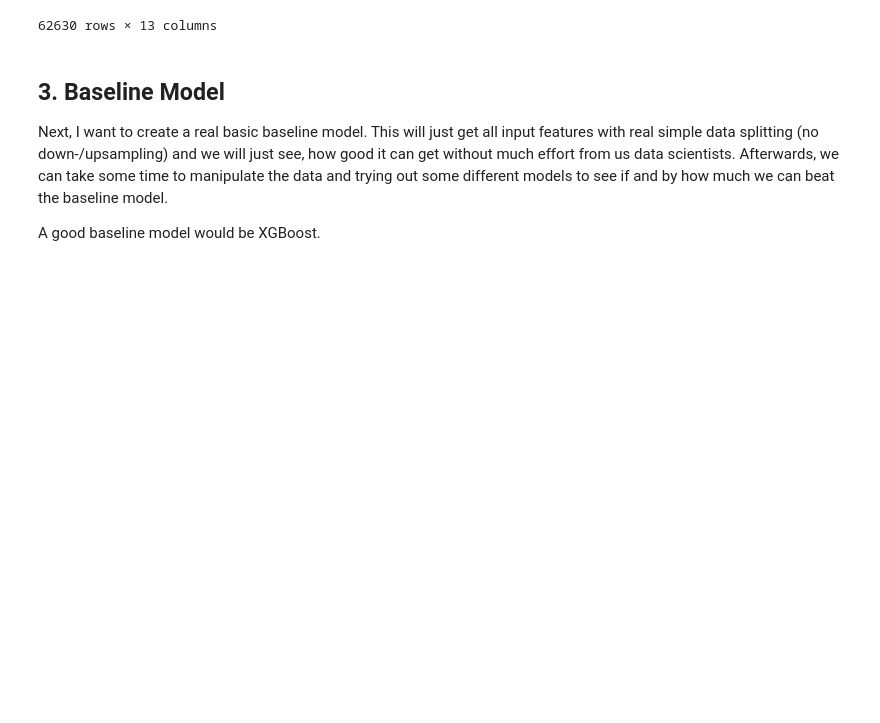
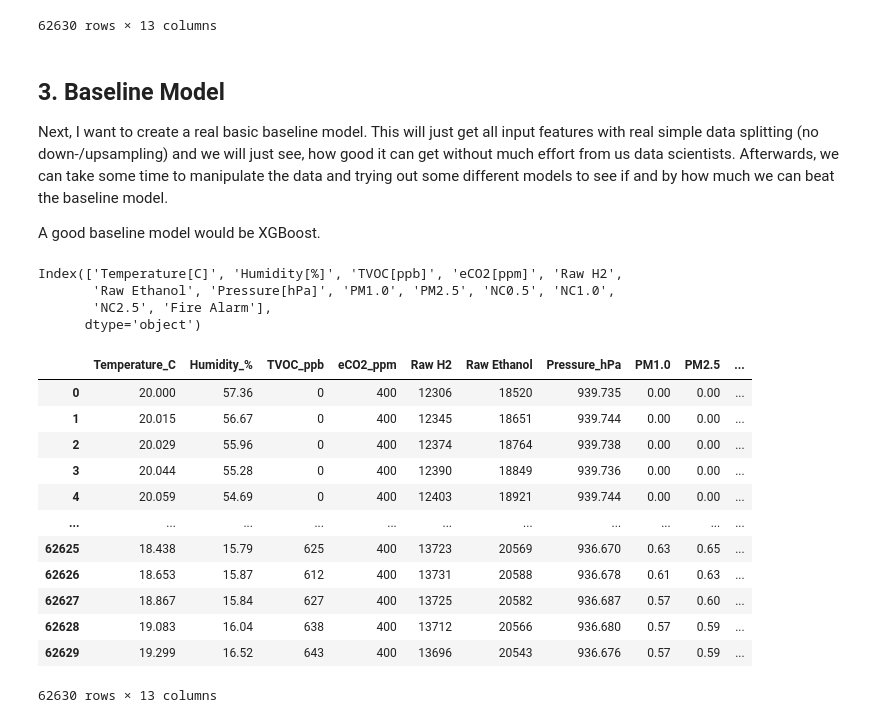
Before and after one commit to nikitakrh/smoke-detection, a Jupyter notebook: src/experiments/EDA.ipynb, the cells around one changed output. Saved outputs shown, nothing was run; the diff lists cells and outputs as text; code cells hidden in the pictures; blank space fills up the shorter version.

```diff
--- a/src/experiments/EDA.ipynb
+++ b/src/experiments/EDA.ipynb
@@ -267,3 +268,37 @@ df
 Next, I want to create a real basic baseline model. This will just get all input features with real simple data splitting (no down-/upsampling) and we will just see, how good it can get without much effort from us data scientists. Afterwards, we can take some time to manipulate the data and trying out some different models to see if and by how much we can beat the baseline model.
 
 A good baseline model would be XGBoost.
+# %%
+df.columns
+# %% [output]
+Index(['Temperature[C]', 'Humidity[%]', 'TVOC[ppb]', 'eCO2[ppm]', 'Raw H2',
+       'Raw Ethanol', 'Pressure[hPa]', 'PM1.0', 'PM2.5', 'NC0.5', 'NC1.0',
+       'NC2.5', 'Fire Alarm'],
+      dtype='object')
+# %%
+df.rename(
+    columns={
+        "Temperature[C]": "Temperature_C",
+        "Humidity[%]": "Humidity_%",
+        "TVOC[ppb]": "TVOC_ppb",
+        "eCO2[ppm]": "eCO2_ppm",
+        "Pressure[hPa]": "Pressure_hPa",
+    },
+    inplace=True,
+)
+# %%
+df
+# %% [output]
+|  | Temperature_C | Humidity_% | TVOC_ppb | eCO2_ppm | Raw H2 | Raw Ethanol | Pressure_hPa | PM1.0 | PM2.5 | ... |
+| 0 | 20.000 | 57.36 | 0 | 400 | 12306 | 18520 | 939.735 | 0.00 | 0.00 | ... |
+| 1 | 20.015 | 56.67 | 0 | 400 | 12345 | 18651 | 939.744 | 0.00 | 0.00 | ... |
+| 2 | 20.029 | 55.96 | 0 | 400 | 12374 | 18764 | 939.738 | 0.00 | 0.00 | ... |
+| 3 | 20.044 | 55.28 | 0 | 400 | 12390 | 18849 | 939.736 | 0.00 | 0.00 | ... |
+| 4 | 20.059 | 54.69 | 0 | 400 | 12403 | 18921 | 939.744 | 0.00 | 0.00 | ... |
+| ... | ... | ... | ... | ... | ... | ... | ... | ... | ... | ... |
+| 62625 | 18.438 | 15.79 | 625 | 400 | 13723 | 20569 | 936.670 | 0.63 | 0.65 | ... |
+| 62626 | 18.653 | 15.87 | 612 | 400 | 13731 | 20588 | 936.678 | 0.61 | 0.63 | ... |
+| 62627 | 18.867 | 15.84 | 627 | 400 | 13725 | 20582 | 936.687 | 0.57 | 0.60 | ... |
+| 62628 | 19.083 | 16.04 | 638 | 400 | 13712 | 20566 | 936.680 | 0.57 | 0.59 | ... |
+| 62629 | 19.299 | 16.52 | 643 | 400 | 13696 | 20543 | 936.676 | 0.57 | 0.59 | ... |
+62630 rows × 13 columns
```
Also changed, not shown: parts of 4 cells of this notebook, 1 other file.
